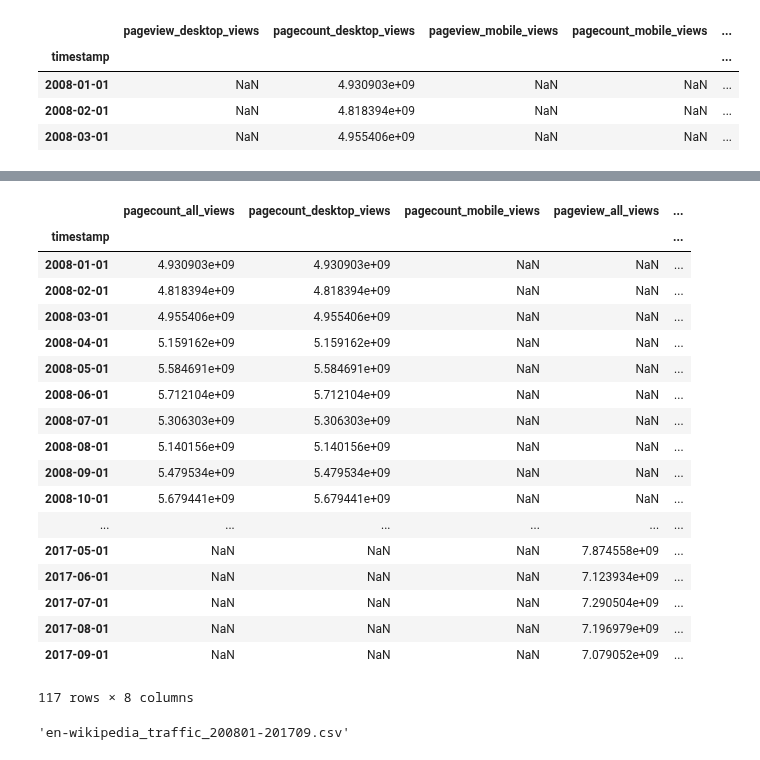
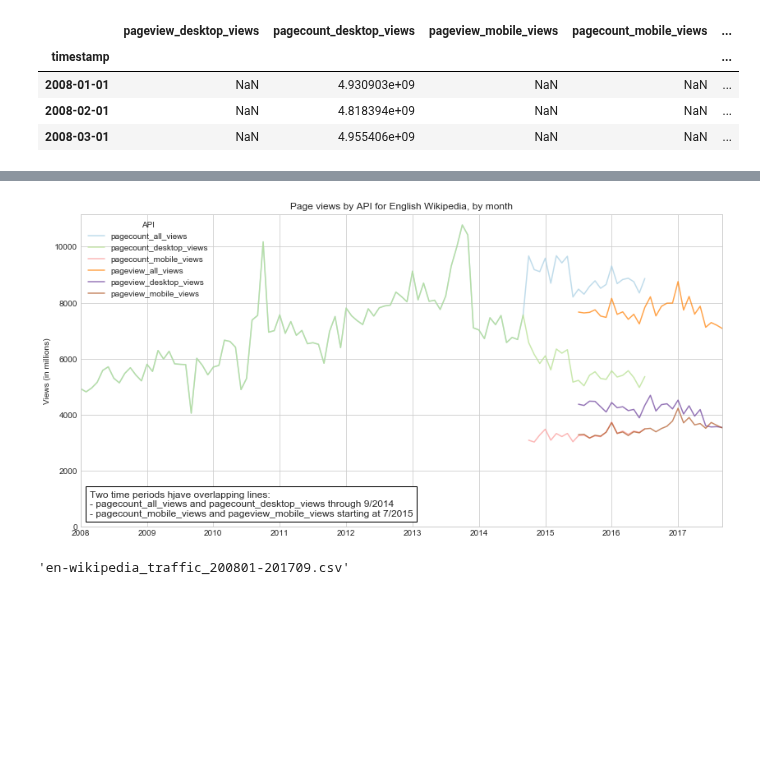
Before and after one commit to aenfield/Data512, a Jupyter notebook: a1_datacuration/EnfieldAndrew-A1.ipynb, the cells around one changed output, grey strips where cells are left out. Saved outputs shown, nothing was run; the diff lists cells and outputs as text; code cells hidden in the pictures; blank space fills up the shorter version.

```diff
--- a/a1_datacuration/EnfieldAndrew-A1.ipynb
+++ b/a1_datacuration/EnfieldAndrew-A1.ipynb
@@ -241,3 +266,24 @@ all_data_wide.loc[all_data_wide.index < pd.to_datetime(PAGEVIEWS_START, format='
+# %%
+def add_text(ax, text, loc=5):
+    """TODO doc."""
+    fp = dict(size=12)
+    _at = AnchoredText(text, loc=3, prop=fp)
+    ax.add_artist(_at)
+    return _at
+# %%
+ax = all_data_wide.plot(title='Page views by API for English Wikipedia, by month',
+                        ylim=0, sort_columns=True, alpha=0.7, cmap='Paired') # Paired cmap does a bit better job of showing overlapping lines ok
+#ax.get_yaxis().set_major_formatter(matplotlib.ticker.FuncFormatter(lambda x, p: '{:5.3}'.format(x)))
+#ax.get_yaxis().set_major_formatter(matplotlib.ticker.FuncFormatter(lambda x, p: human_format(x, precision=0)))
+ax.get_yaxis().set_major_formatter(matplotlib.ticker.FuncFormatter(lambda x, p: f'{x / 1000000.0:.0f}'))
+plt.ylabel('Views (in millions)')
+plt.xlabel('') # don't need name of index, which is 'timestamp'
+ax.legend(title='API')
+add_text(ax, "Two time periods hjave overlapping lines:\n- pagecount_all_views and pagecount_desktop_views through 9/2014\n- pagecount_mobile_views and pageview_mobile_views starting at 7/2015")
+
+plt.savefig('page_views_by_api.png', dpi=300)
+# %% [output]
+[figure, added]
 # %%
 # we need to specify the index so that values are appropriately associated with the
 # index values that already exist in the data frame - without this, the Series that is
@@ -246,28 +292,6 @@ all_data_wide.loc[all_data_wide.index < pd.to_datetime(PAGEVIEWS_START, format='
 # all np.nan values for the new year and month columns
 all_data_wide['year'] = pd.Series(all_data_wide.index.map(lambda dt: pd.Timestamp(dt).year), index=all_data_wide.index)
 all_data_wide['month'] = pd.Series(all_data_wide.index.map(lambda dt: f"{pd.Timestamp(dt).month:02}"), index=all_data_wide.index) # format to pad with leading zero
-# %%
-all_data_wide
-# %% [output]
-|  | pagecount_all_views | pagecount_desktop_views | pagecount_mobile_views | pageview_all_views | ... |
-| timestamp |  |  |  |  | ... |
-| 2008-01-01 | 4.930903e+09 | 4.930903e+09 | NaN | NaN | ... |
-| 2008-02-01 | 4.818394e+09 | 4.818394e+09 | NaN | NaN | ... |
-| 2008-03-01 | 4.955406e+09 | 4.955406e+09 | NaN | NaN | ... |
-| 2008-04-01 | 5.159162e+09 | 5.159162e+09 | NaN | NaN | ... |
-| 2008-05-01 | 5.584691e+09 | 5.584691e+09 | NaN | NaN | ... |
-| 2008-06-01 | 5.712104e+09 | 5.712104e+09 | NaN | NaN | ... |
-| 2008-07-01 | 5.306303e+09 | 5.306303e+09 | NaN | NaN | ... |
-| 2008-08-01 | 5.140156e+09 | 5.140156e+09 | NaN | NaN | ... |
-| 2008-09-01 | 5.479534e+09 | 5.479534e+09 | NaN | NaN | ... |
-| 2008-10-01 | 5.679441e+09 | 5.679441e+09 | NaN | NaN | ... |
-| ... | ... | ... | ... | ... | ... |
-| 2017-05-01 | NaN | NaN | NaN | 7.874558e+09 | ... |
-| 2017-06-01 | NaN | NaN | NaN | 7.123934e+09 | ... |
-| 2017-07-01 | NaN | NaN | NaN | 7.290504e+09 | ... |
-| 2017-08-01 | NaN | NaN | NaN | 7.196979e+09 | ... |
-| 2017-09-01 | NaN | NaN | NaN | 7.079052e+09 | ... |
-117 rows × 8 columns
 # %%
 # dates are the first date of the old API to the last date of the new API
 filename_output = f'en-wikipedia_traffic_{PAGECOUNTS_START[:6]}-{PAGEVIEWS_END[:6]}.csv'
```
Also changed, not shown: parts of 5 cells of this notebook, 3 other files.
